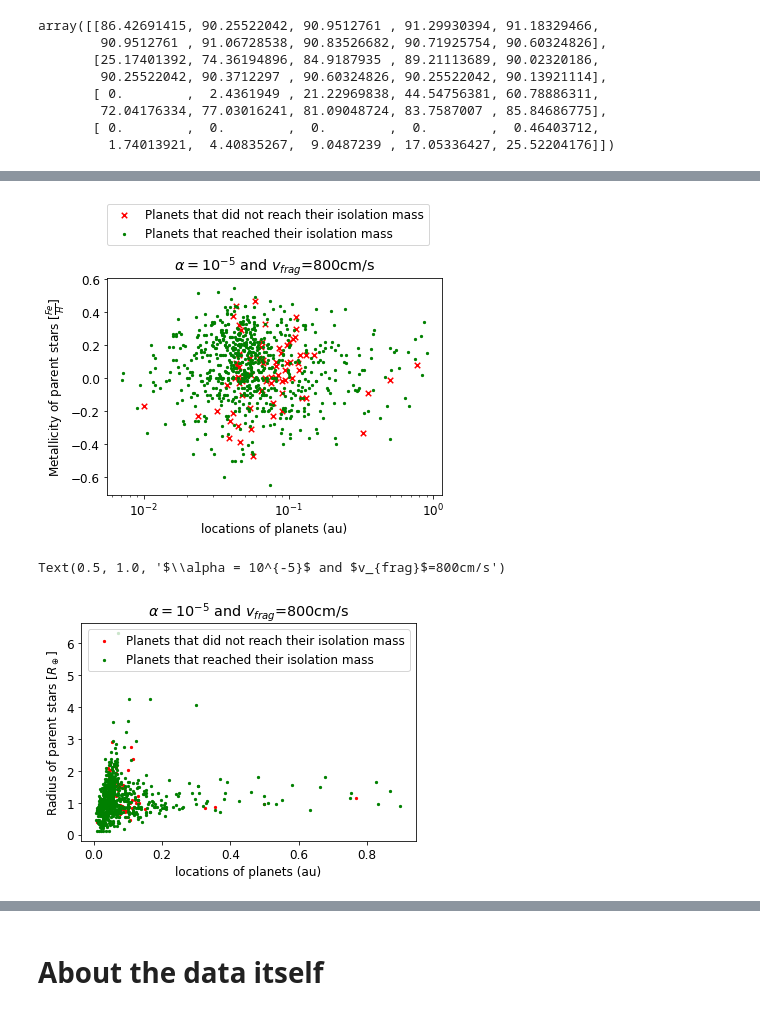
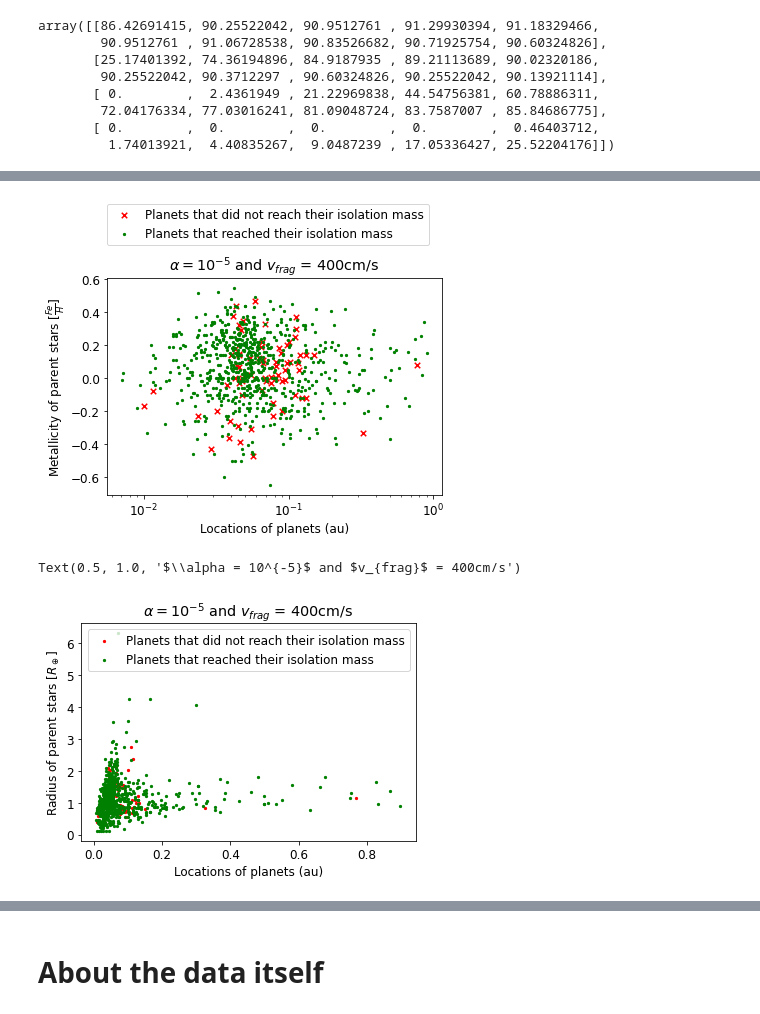
Before and after one commit to JayashreeNarayan/Summer-2023---Pebble-Predictor-Analyses, a Jupyter notebook: Main.ipynb, the cells around one changed output, grey strips where cells are left out. Saved outputs shown, nothing was run; the diff lists cells and outputs as text; code cells hidden in the pictures.

```diff
--- a/Main.ipynb
+++ b/Main.ipynb
@@ -230,7 +230,7 @@ massofstar2=[]
 Metallicityofstar2=[]
 radiusofstar2=[]
 
-lala=final[0][7]
+lala=final[0][3]
 for i in range(798):
     if lala[i]==0:
         pos.append(i)
@@ -259,9 +259,10 @@ plt.scatter(locations2,massofstar2,s=5,color="green",label="Planets that reached
 #plt.xlim(0,1)
 #plt.ylim(0,3)
 
-plt.xlabel("locations of planets (au)")
+plt.xlabel("Locations of planets (au)")
 plt.ylabel(r"Mass of parent stars [$M_\odot$]")
 plt.legend(loc=(0,1.15))
-plt.title(r"$\alpha = 10^{-5}$ and $v_{frag}$=800cm/s")
+plt.title(r"$\alpha = 10^{-5}$ and $v_{frag}$ = 400cm/s")
 plt.xscale("log")
+plt.savefig('Graphs/extreme_mstarvsloc.png', bbox_inches = 'tight')
 # %% [output]
@@ -269,27 +270,28 @@ plt.xscale("log")
 # %%
 plt.scatter(locations,Metallicityofstar,s=30,color="red",label="Planets that did not reach their isolation mass", marker='x')
 plt.scatter(locations2,Metallicityofstar2,s=5,color="green",label="Planets that reached their isolation mass")
 #plt.xlim(0,1)
 #plt.ylim(0,3)
-plt.xlabel("locations of planets (au)")
+plt.xlabel("Locations of planets (au)")
 plt.ylabel(r"Metallicity of parent stars [$\frac{Fe}{H}$]")
 plt.legend(loc=(0,1.15))
-plt.title(r"$\alpha = 10^{-5}$ and $v_{frag}$=800cm/s")
+plt.title(r"$\alpha = 10^{-5}$ and $v_{frag}$ = 400cm/s")
 plt.xscale("log")
+plt.savefig('Graphs/ex.png', bbox_inches = 'tight')
 # %% [output]
-[figure, old version]
+[figure, new version]
 # %%
 plt.scatter(locations,radiusofstar,s=5,color="red",label="Planets that did not reach their isolation mass")
 plt.scatter(locations2,radiusofstar2,s=5,color="green",label="Planets that reached their isolation mass")
 #plt.xlim(0,1)
 #plt.ylim(0,3)
-plt.xlabel("locations of planets (au)")
+plt.xlabel("Locations of planets (au)")
 plt.ylabel(r"Radius of parent stars [$R_\oplus$]")
 plt.legend()
-plt.title(r"$\alpha = 10^{-5}$ and $v_{frag}$=800cm/s")
+plt.title(r"$\alpha = 10^{-5}$ and $v_{frag}$ = 400cm/s")
 # %% [output]
-Text(0.5, 1.0, '$\\alpha = 10^{-5}$ and $v_{frag}$=800cm/s')
+Text(0.5, 1.0, '$\\alpha = 10^{-5}$ and $v_{frag}$ = 400cm/s')
-[figure, old version]
+[figure, new version]
 # %%
 plt.scatter(Metallicityofstar,massofstar,s=5,color="red",label="non-isolated planets")
 plt.scatter(Metallicityofstar2,massofstar2,s=5,color="green",label="Planets that reached their isolation mass")
```
Also changed, not shown: parts of 10 cells of this notebook, 48 other files.
